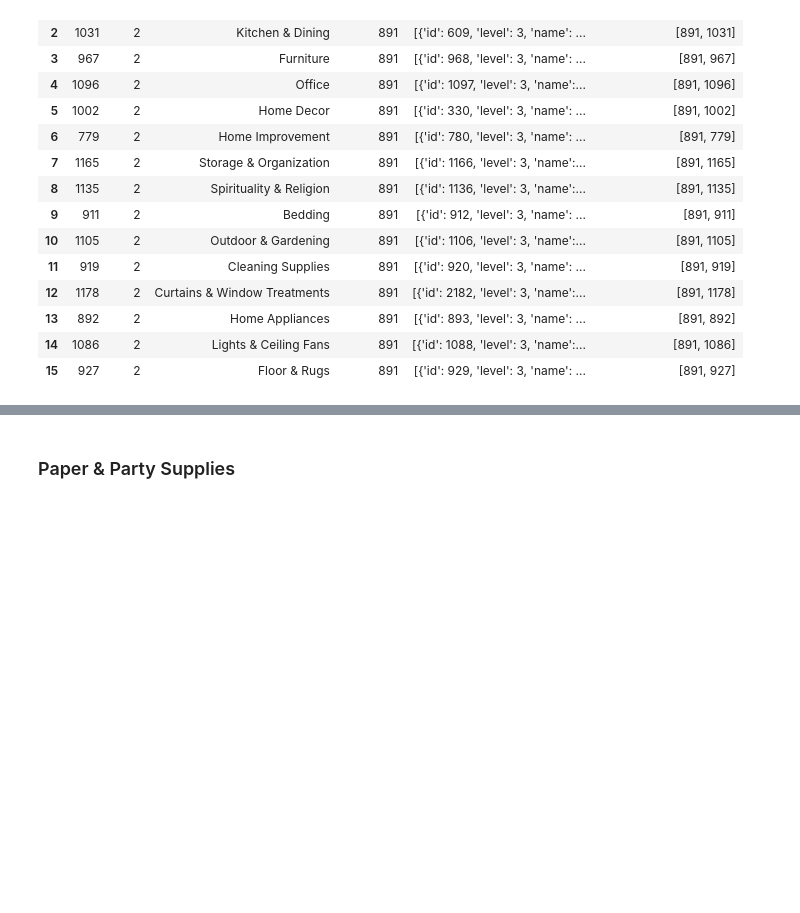
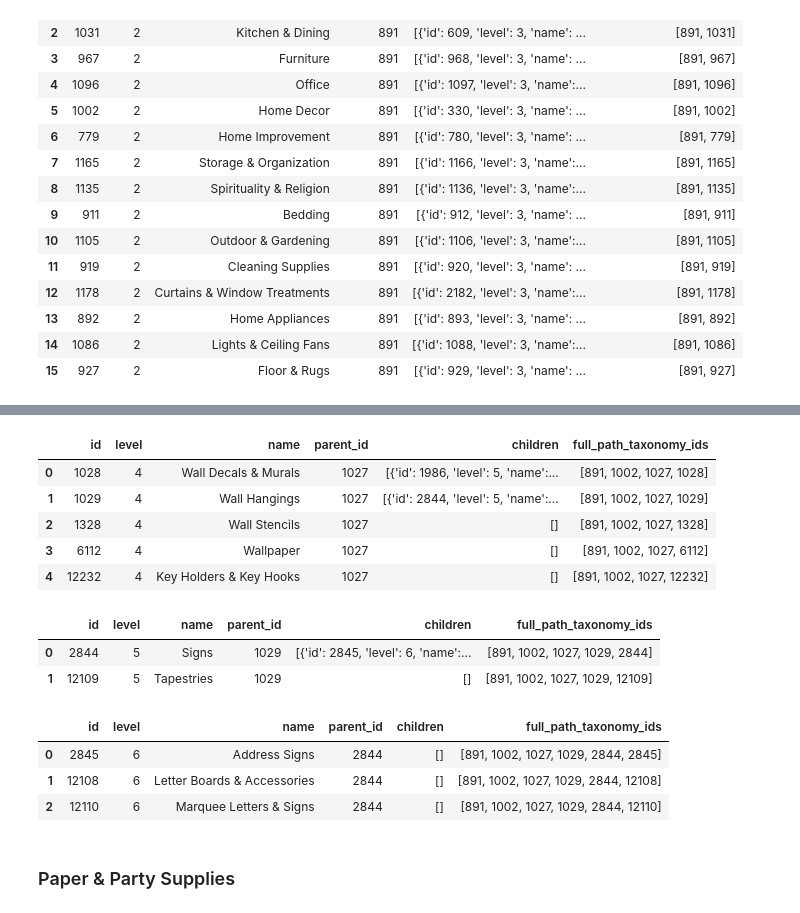
Before and after one commit to Megan1034/ETSY-CAPSTONE, a Jupyter notebook: ETSY Notebook/Seller_taxonomy.ipynb, the cells around one changed output, grey strips where cells are left out. Cells and saved outputs as stored; diff of their text form; code cells hidden in the pictures; blank space fills up the shorter version.

```diff
--- a/ETSY Notebook/Seller_taxonomy.ipynb
+++ b/ETSY Notebook/Seller_taxonomy.ipynb
@@ -134,3 +169,55 @@ norm_stuff_home
+# %%
+wall_decor = norm_decor_home[norm_decor_home['name'].isin(['Wall Decor'])]
+
+wall_decor2 =wall_decor['children']
+
+flat_list=list()
+for sub_list in wall_decor2:
+    flat_list += sub_list
+decor_wall = flat_list
+
+norm_decor_wall = pd.json_normalize(decor_wall)
+norm_decor_wall
+# %% [output]
+|  | id | level | name | parent_id | children | full_path_taxonomy_ids |
+| 0 | 1028 | 4 | Wall Decals & Murals | 1027 | [{'id': 1986, 'level': 5, 'name':... | [891, 1002, 1027, 1028] |
+| 1 | 1029 | 4 | Wall Hangings | 1027 | [{'id': 2844, 'level': 5, 'name':... | [891, 1002, 1027, 1029] |
+| 2 | 1328 | 4 | Wall Stencils | 1027 | [] | [891, 1002, 1027, 1328] |
+| 3 | 6112 | 4 | Wallpaper | 1027 | [] | [891, 1002, 1027, 6112] |
+| 4 | 12232 | 4 | Key Holders & Key Hooks | 1027 | [] | [891, 1002, 1027, 12232] |
+# %%
+wall_hangings = norm_decor_wall[norm_decor_wall['name'].isin(['Wall Hangings'])]
+
+wall_hang =wall_hangings['children']
+
+flat_list=list()
+for sub_list in wall_hang:
+    flat_list += sub_list
+hang_wall = flat_list
+
+norm_hang_wall = pd.json_normalize(hang_wall)
+norm_hang_wall
+# %% [output]
+|  | id | level | name | parent_id | children | full_path_taxonomy_ids |
+| 0 | 2844 | 5 | Signs | 1029 | [{'id': 2845, 'level': 6, 'name':... | [891, 1002, 1027, 1029, 2844] |
+| 1 | 12109 | 5 | Tapestries | 1029 | [] | [891, 1002, 1027, 1029, 12109] |
+# %%
+Signs = norm_hang_wall[norm_hang_wall['name'].isin(['Signs'])]
+
+wall_signs =Signs['children']
+
+flat_list=list()
+for sub_list in wall_signs:
+    flat_list += sub_list
+signs_wall = flat_list
+
+norm_signs_wall = pd.json_normalize(signs_wall)
+norm_signs_wall
+# %% [output]
+|  | id | level | name | parent_id | children | full_path_taxonomy_ids |
+| 0 | 2845 | 6 | Address Signs | 2844 | [] | [891, 1002, 1027, 1029, 2844, 2845] |
+| 1 | 12108 | 6 | Letter Boards & Accessories | 2844 | [] | [891, 1002, 1027, 1029, 2844, 12108] |
+| 2 | 12110 | 6 | Marquee Letters & Signs | 2844 | [] | [891, 1002, 1027, 1029, 2844, 12110] |
 # %% [markdown]
 ### Paper & Party Supplies
 # %%
```
Also changed, not shown: parts of 3 cells of this notebook, 3 other files.
